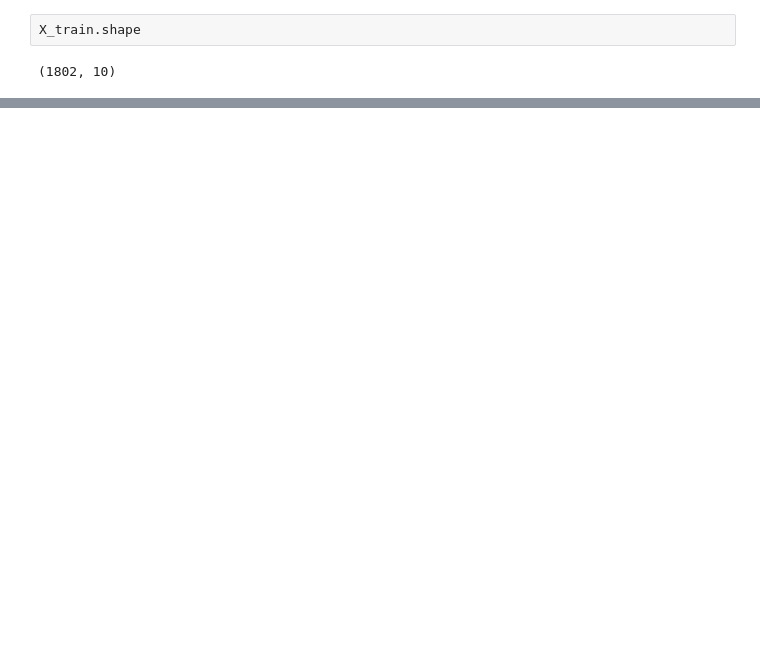
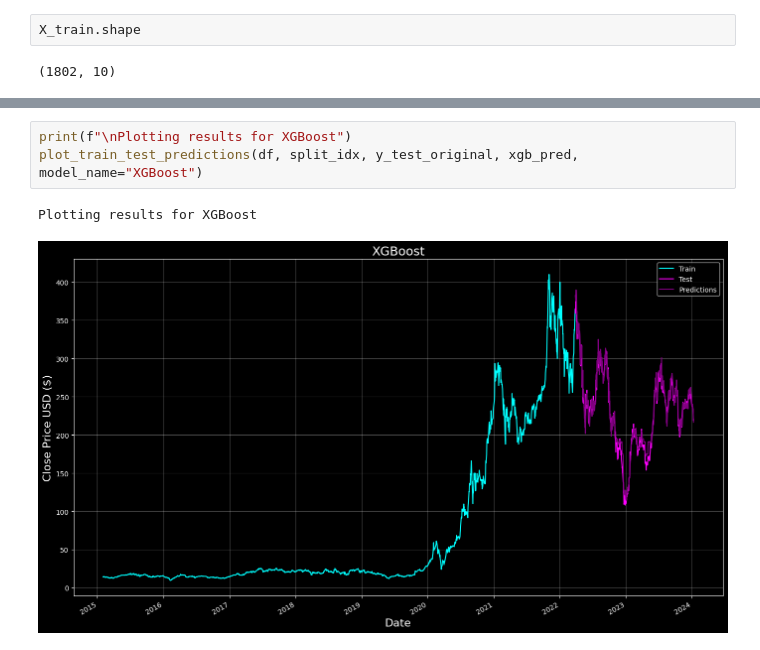
Before and after one commit to nuha-95/Time-Series-Forecasting, a Jupyter notebook: Tesla_train.ipynb, the cells around one changed output, grey strips where cells are left out. Drawn from its saved outputs; the diff is of its cells as text; blank space fills up the shorter version.

```diff
--- a/Tesla_train.ipynb
+++ b/Tesla_train.ipynb
@@ -207,4 +174,10 @@ MSE: 0.0008
 RMSE: 0.0279
 MAE: 0.0217
 R²: 0.9505
+# %%
+print(f"\nPlotting results for XGBoost")
+plot_train_test_predictions(df, split_idx, y_test_original, xgb_pred, model_name="XGBoost")
+# %% [output]
+Plotting results for XGBoost
+[figure, added]
 # %%
```
Also changed, not shown: parts of 28 cells of this notebook, 2 other files.
